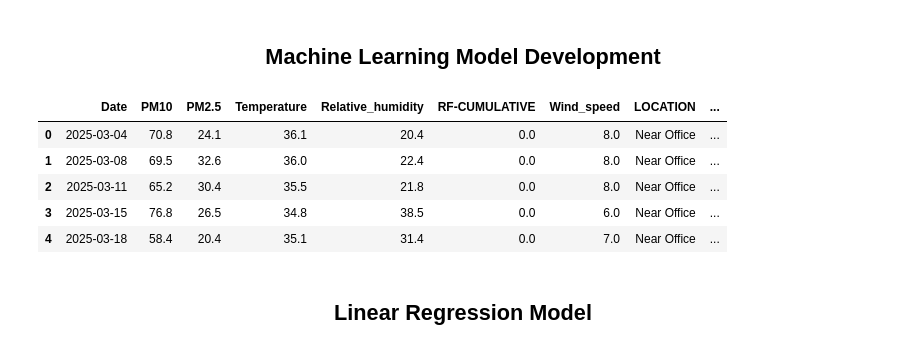
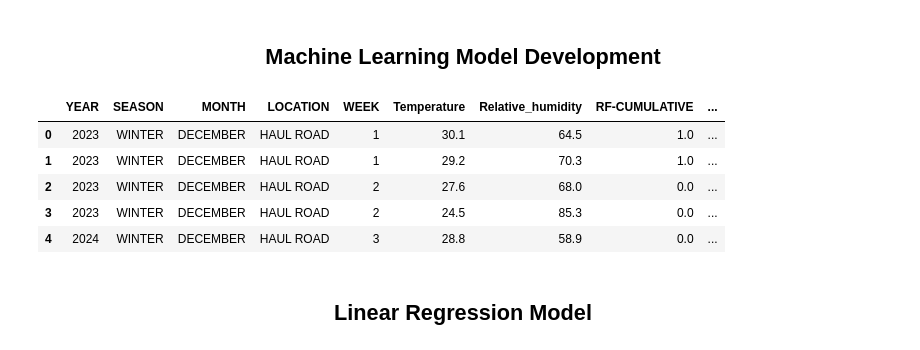
Before and after one commit to varunpm-ai/mining-dust-analysis, a Jupyter notebook: notebooks/First_Five_Year_Data/04_model_training.ipynb, the cells around one changed output. Drawn from its saved outputs; the diff is of its cells as text; code cells hidden in the pictures.

Commit message:
New 1 year data

```diff
--- a/notebooks/044_model_training.ipynb
+++ b/notebooks/First_Five_Year_Data/04_model_training.ipynb
@@ -23,15 +23,16 @@ import matplotlib.pyplot as plt
 import seaborn as sns
 from pathlib import Path
 # %%
-df = pd.read_excel("../data/processed/one_year_mine_data_cleaned.xlsx")
+df = pd.read_excel("../../data/processed/mine_data_cleaned.xlsx")
+df.columns = df.columns.str.strip()
 df.head()
 # %% [output]
-|  | Date | PM10 | PM2.5 | Temperature | Relative_humidity | RF-CUMULATIVE | Wind_speed | LOCATION | ... |
-| 0 | 2025-03-04 | 70.8 | 24.1 | 36.1 | 20.4 | 0.0 | 8.0 | Near Office | ... |
-| 1 | 2025-03-08 | 69.5 | 32.6 | 36.0 | 22.4 | 0.0 | 8.0 | Near Office | ... |
-| 2 | 2025-03-11 | 65.2 | 30.4 | 35.5 | 21.8 | 0.0 | 8.0 | Near Office | ... |
-| 3 | 2025-03-15 | 76.8 | 26.5 | 34.8 | 38.5 | 0.0 | 6.0 | Near Office | ... |
-| 4 | 2025-03-18 | 58.4 | 20.4 | 35.1 | 31.4 | 0.0 | 7.0 | Near Office | ... |
+|  | YEAR | SEASON | MONTH | LOCATION | WEEK | Temperature | Relative_humidity | RF-CUMULATIVE | ... |
+| 0 | 2023 | WINTER | DECEMBER | HAUL ROAD | 1 | 30.1 | 64.5 | 1.0 | ... |
+| 1 | 2023 | WINTER | DECEMBER | HAUL ROAD | 1 | 29.2 | 70.3 | 1.0 | ... |
+| 2 | 2023 | WINTER | DECEMBER | HAUL ROAD | 2 | 27.6 | 68.0 | 0.0 | ... |
+| 3 | 2023 | WINTER | DECEMBER | HAUL ROAD | 2 | 24.5 | 85.3 | 0.0 | ... |
+| 4 | 2024 | WINTER | DECEMBER | HAUL ROAD | 3 | 28.8 | 58.9 | 0.0 | ... |
 # %%
 features = [
     "Temperature",
@@ -52,8 +53,8 @@ X_train, X_test, y_train, y_test = train_test_split(
     test_size=0.2,
     random_state=42
 )
-# %% [markdown]
-<h2 align="center">Linear Regression Model</h2>
+# %% [markdown]
+<h2 align="center">Linear Regression Model</h2>
 # %%
 lr = LinearRegression()
 lr.fit(X_train, y_train)
```
Also changed, not shown: parts of 18 cells of this notebook, 49 other files.
